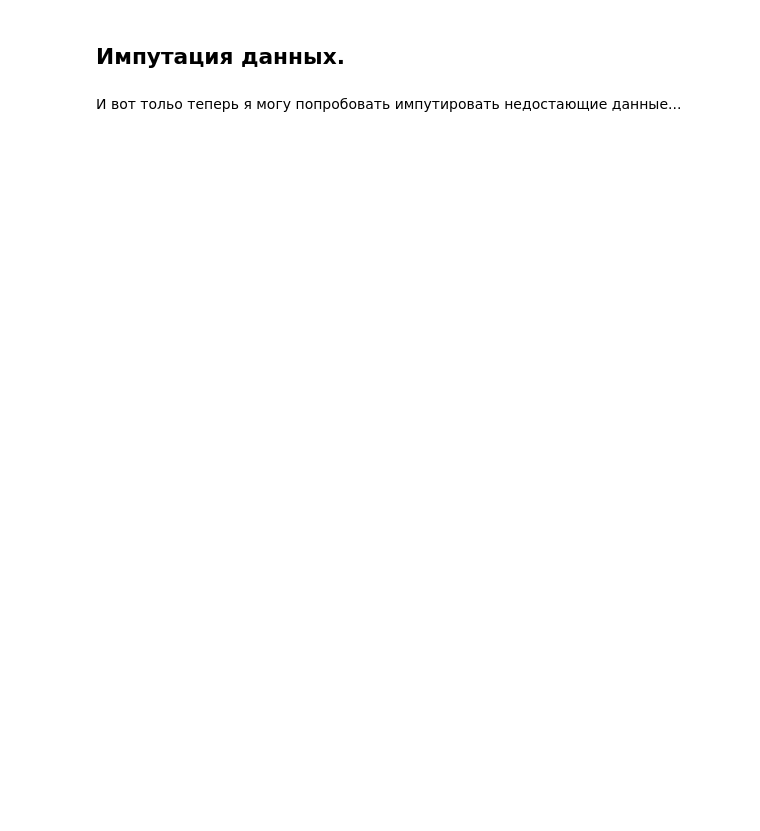
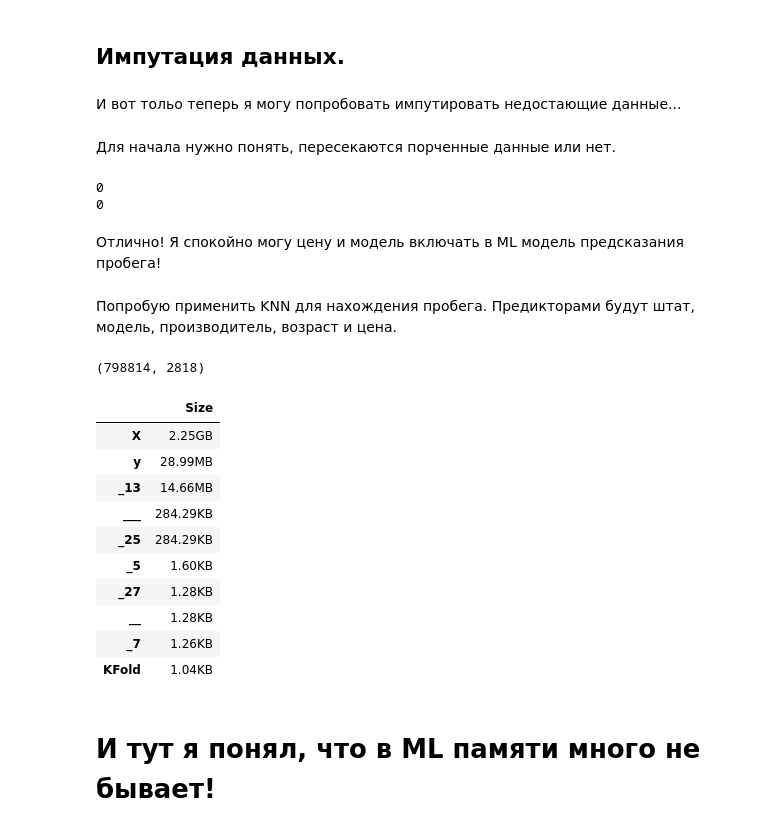
Before and after one commit to jast4ik/Hillel_ML_HW, a Jupyter notebook: Homework06/HW06.ipynb, the cells around one changed output. Cells and saved outputs as stored; diff of their text form; code cells hidden in the pictures; blank space fills up the shorter version.

```diff
--- a/Homework06/HW06.ipynb
+++ b/Homework06/HW06.ipynb
@@ -296,17 +324,13 @@ del states_one_hot
 # %%
-models_one_hot = pd.get_dummies(src_df['Model'])
+models_one_hot = pd.get_dummies(src_df['Model'], prefix="model")
 
-src_df = src_df.join(models_one_hot, how='right', rsuffix="model_")
-
-del models_one_hot
+src_df = src_df.join(models_one_hot)
 # %%
-makes_one_hot = pd.get_dummies(src_df['Make'])
+makes_one_hot = pd.get_dummies(src_df['Make'], prefix="make")
 
 src_df.drop(['Make'], axis=1, inplace=True)
 
-src_df = src_df.join(makes_one_hot, how='right', rsuffix="make_")
-
-del makes_one_hot
+src_df = src_df.join(makes_one_hot)
 # %%
 src_df.shape
 # %% [output]
@@ -344,3 +380,62 @@ memory usage: 2.3+ GB
 ## **Импутация данных.**
 # %% [markdown]
 И вот тольо теперь я могу попробовать импутировать недостающие данные...
+# %% [markdown]
+Для начала нужно понять, пересекаются порченные данные или нет.
+# %%
+corrupted_mileage = src_df.loc[(src_df['Mileage'] == np.NaN)]
+
+print(corrupted_mileage['Model'].isna().sum())
+print(corrupted_mileage['Price'].isin([0]).sum())
+# %% [output]
+0
+0
+# %% [markdown]
+Отлично! Я спокойно могу цену и модель включать в ML модель предсказания пробега!
+# %% [markdown]
+Попробую применить KNN для нахождения пробега. Предикторами будут штат, модель, производитель, возраст и цена.
+# %%
+clear_df = src_df.loc[(src_df['Price'] != 0) & (src_df['Mileage'] != np.NaN) & (src_df['Model'] != np.NaN)]
+clear_df.shape
+# %% [output]
+(798814, 2818)
+# %%
+X = clear_df.filter(regex='^Age_',axis=1)
+X = X.join(clear_df.filter(regex='^state_',axis=1))
+X = X.join(clear_df.filter(regex='^model_',axis=1))
+X = X.join(clear_df.filter(regex='^make_',axis=1))
+X = X.join(clear_df.Price)
+
+y = clear_df.Mileage
+
+clear_df.to_pickle('clear_df.bak')
+src_df.to_pickle('src_df.bak')
+
+del age_0_5
+del age_6_10
+del age_11_20
+del age_20_
+del numeric_df
+del states_one_hot
+del models_one_hot
+del makes_one_hot
+del clear_df
+del src_df
+del wrong_price_mask
+
+gc.collect()
+memory_usage()
+# %% [output]
+|  | Size |
+| X | 2.25GB |
+| y | 28.99MB |
+| _13 | 14.66MB |
+| ___ | 284.29KB |
+| _25 | 284.29KB |
+| _5 | 1.60KB |
+| _27 | 1.28KB |
+| __ | 1.28KB |
+| _7 | 1.26KB |
+| KFold | 1.04KB |
+# %% [markdown]
+# **И тут я понял, что в ML памяти много не бывает!**
```
Also changed, not shown: parts of 12 cells of this notebook.
